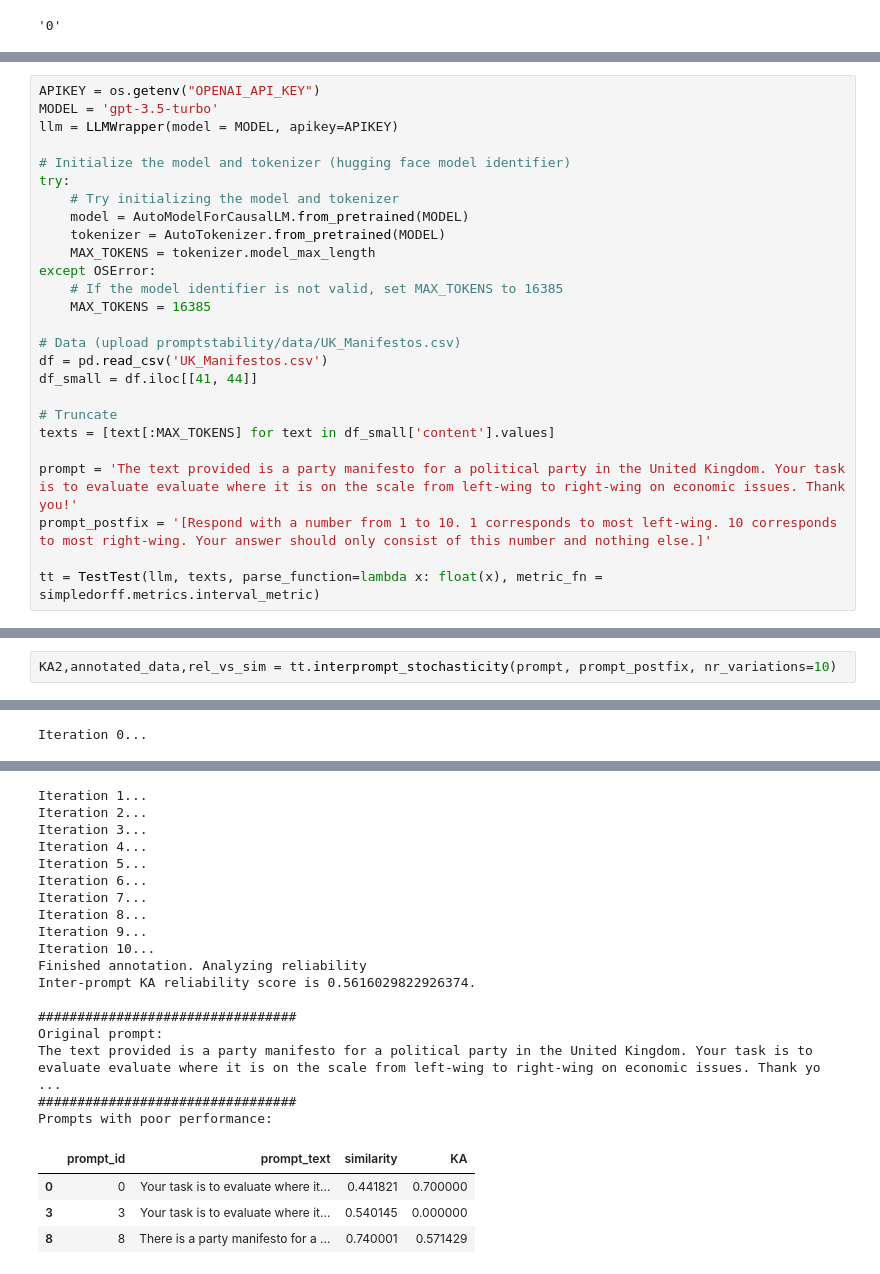
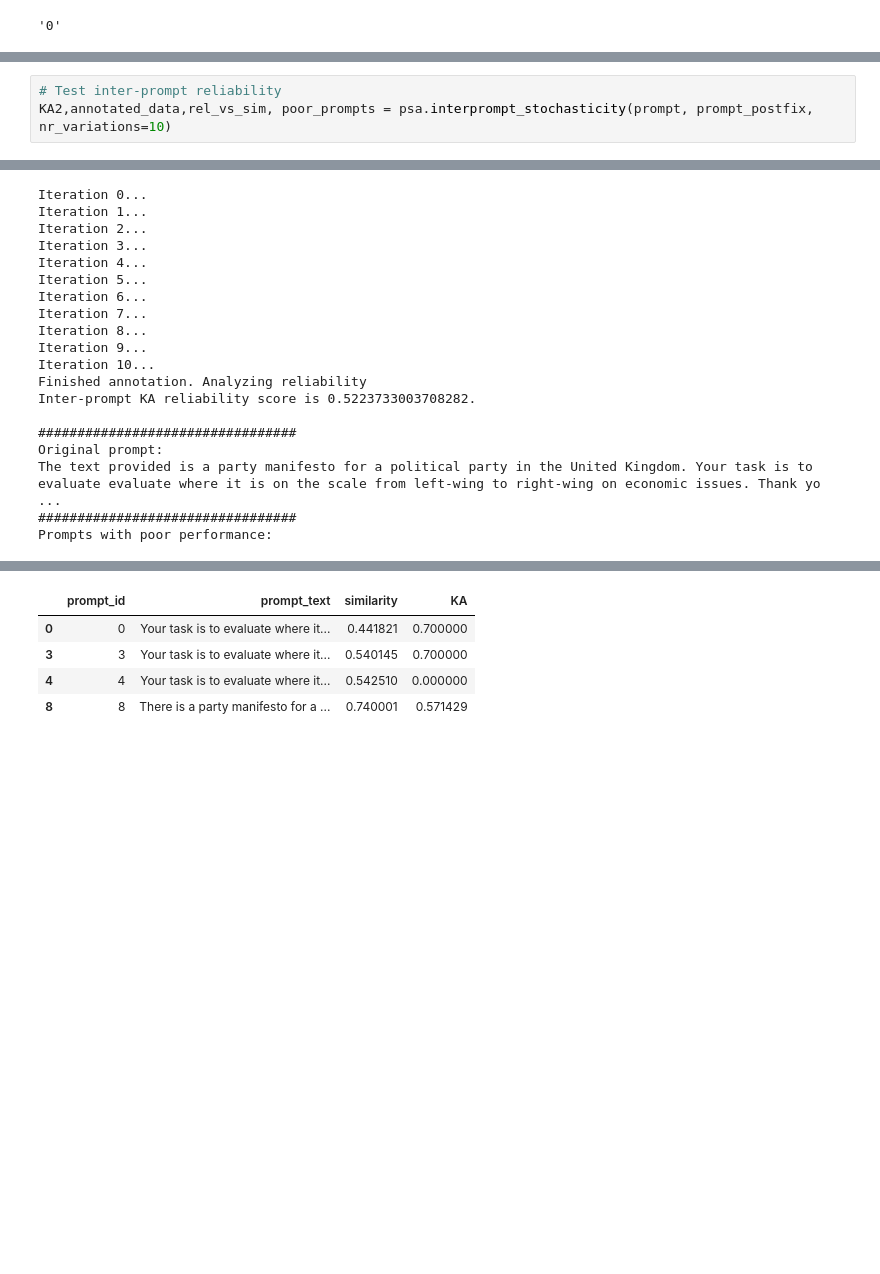
Before and after one commit to cjbarrie/promptstability, a Jupyter notebook: notebooks/manisfestos class.ipynb, the cells around one changed output, grey strips where cells are left out. Drawn from its saved outputs; the diff is of its cells as text; blank space fills up the shorter version.

Commit message:
chnages applied to interprompt_stochasticity. Ran both manifesto and tweet examples

```diff
--- a/notebooks/manisfestos class.ipynb
+++ b/notebooks/manisfestos class.ipynb
@@ -644,26 +448,0 @@ class TestTest:
-# %%
-APIKEY = os.getenv("OPENAI_API_KEY")
-MODEL = 'gpt-3.5-turbo'
-llm = LLMWrapper(model = MODEL, apikey=APIKEY)
-
-# Initialize the model and tokenizer (hugging face model identifier)
-try:
-    # Try initializing the model and tokenizer
-    model = AutoModelForCausalLM.from_pretrained(MODEL)
-    tokenizer = AutoTokenizer.from_pretrained(MODEL)
-    MAX_TOKENS = tokenizer.model_max_length
-except OSError:
-    # If the model identifier is not valid, set MAX_TOKENS to 16385
-    MAX_TOKENS = 16385
-
-# Data (upload promptstability/data/UK_Manifestos.csv)
-df = pd.read_csv('UK_Manifestos.csv')
-df_small = df.iloc[[41, 44]]
-
-# Truncate
-texts = [text[:MAX_TOKENS] for text in df_small['content'].values]
-
-prompt = 'The text provided is a party manifesto for a political party in the United Kingdom. Your task is to evaluate evaluate where it is on the scale from left-wing to right-wing on economic issues. Thank you!'
-prompt_postfix = '[Respond with a number from 1 to 10. 1 corresponds to most left-wing. 10 corresponds to most right-wing. Your answer should only consist of this number and nothing else.]'
-
-tt = TestTest(llm, texts, parse_function=lambda x: float(x), metric_fn = simpledorff.metrics.interval_metric)
@@ -698,5 +475,6 @@ Within-prompt KA reliability score for 20 repetitions is 0.959021874104499
 # %%
-KA2,annotated_data,rel_vs_sim = tt.interprompt_stochasticity(prompt, prompt_postfix, nr_variations=10)
+# Test inter-prompt reliability
+KA2,annotated_data,rel_vs_sim, poor_prompts = psa.interprompt_stochasticity(prompt, prompt_postfix, nr_variations=10)
 # %% [output]
 |  | similarity | phrase | original |
 | 6 | 0.441821 | Your task is to evaluate where it... | False |
@@ -711,3 +489,21 @@ KA2,annotated_data,rel_vs_sim = tt.interprompt_stochasticity(prompt, prompt_post
 | 2 | 0.767945 | The text is for a political party... | False |
 | 0 | 1.000000 | The text provided is a party mani... | True |
 Iteration 0...
+Iteration 1...
+Iteration 2...
+Iteration 3...
+Iteration 4...
+Iteration 5...
+Iteration 6...
+Iteration 7...
+Iteration 8...
+Iteration 9...
+Iteration 10...
+Finished annotation. Analyzing reliability
+Inter-prompt KA reliability score is 0.5223733003708282.
+
+#################################
+Original prompt:
+The text provided is a party manifesto for a political party in the United Kingdom. Your task is to evaluate evaluate where it is on the scale from left-wing to right-wing on economic issues. Thank yo ...
+#################################
+Prompts with poor performance:
@@ -718,22 +510,5 @@ To disable this warning, you can either:
-Iteration 1...
-Iteration 2...
-Iteration 3...
-Iteration 4...
-Iteration 5...
-Iteration 6...
-Iteration 7...
-Iteration 8...
-Iteration 9...
-Iteration 10...
-Finished annotation. Analyzing reliability
-Inter-prompt KA reliability score is 0.5616029822926374.
-
-#################################
-Original prompt:
-The text provided is a party manifesto for a political party in the United Kingdom. Your task is to evaluate evaluate where it is on the scale from left-wing to right-wing on economic issues. Thank yo ...
-#################################
-Prompts with poor performance:
 |  | prompt_id | prompt_text | similarity | KA |
 | 0 | 0 | Your task is to evaluate where it... | 0.441821 | 0.700000 |
-| 3 | 3 | Your task is to evaluate where it... | 0.540145 | 0.000000 |
+| 3 | 3 | Your task is to evaluate where it... | 0.540145 | 0.700000 |
+| 4 | 4 | Your task is to evaluate where it... | 0.542510 | 0.000000 |
 | 8 | 8 | There is a party manifesto for a ... | 0.740001 | 0.571429 |
```
Also changed, not shown: parts of 15 cells of this notebook.
